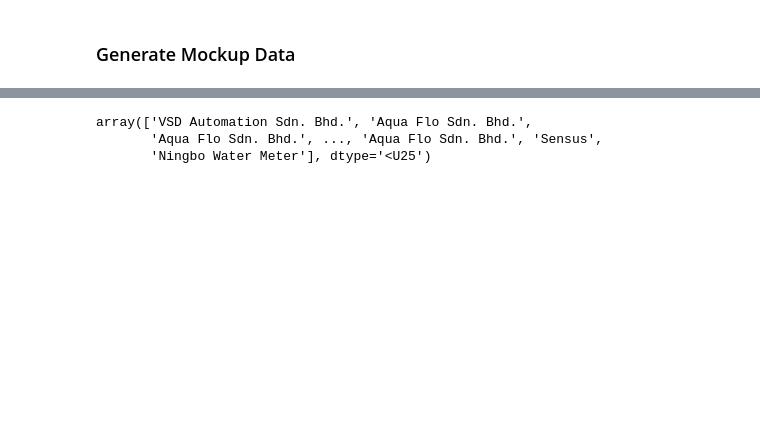
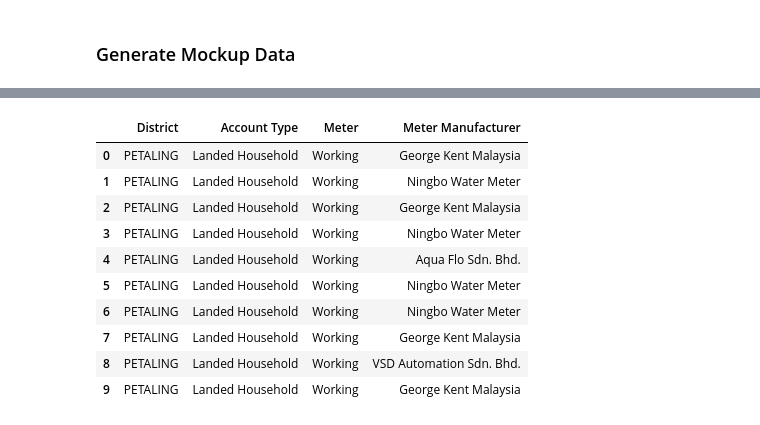
Before and after one commit to zhixe/intelligent-meter-test, a Jupyter notebook: ML/EDA.ipynb, the cells around one changed output, grey strips where cells are left out. Saved outputs shown, nothing was run; the diff lists cells and outputs as text; code cells hidden in the pictures; blank space fills up the shorter version.

```diff
--- a/ML/EDA.ipynb
+++ b/ML/EDA.ipynb
@@ -383,0 +409,5 @@ sum(district_population_distribution['proportion'])
+# %%
+#Also use the population for the non_residential_acc
+non_residential = 321016
+nonresidential_district_meters = {'district' : district_population_distribution['labels'], 'meter_n' : district_population_distribution['proportion']*(non_residential)}
+nonresidential_district_meters
@@ -6584,2 +6631,8 @@ special_meter = ms_district['religous_n'].sum()
 # %% [markdown]
 ### Generate Mockup Data
+# %%
+district = district_population_distribution['labels']
+landed_meters = landed_district_meters['meter_n'].astype(int)
+highrise_meters = highrise_district_meters['meter_n'].astype(int)
+nonresidential_meters = nonresidential_district_meters['meter_n'].astype(int)
+special_acc_meters = ms_district['religous_n'].astype(int)
@@ -6587,10 +6682,21 @@ special_meter = ms_district['religous_n'].sum()
 manufacturers = {'Name': ['George Kent Malaysia', 'Aqua Flo Sdn. Bhd.', 'Ningbo Water Meter', 'VSD Automation Sdn. Bhd.',
                  'Delta Perdana Sdn Bhd', 'Sensus', 'KAMSTRUP', 'ABB', 'Progressive Crest Sdn Bhd'],
                  'weights' : [104, 42, 26, 13, 6, 4, 3, 1, 1]}
-manufacturers['distribution'] = np.random.choice(manufacturers['Name'], size=total_meter,
+manufacturers['distribution'] = np.random.choice(manufacturers['Name'], size=total_meters,
                                                   p=np.array(manufacturers['weights']) / np.sum(manufacturers['weights']))
-manufacturers['distribution']
+manufacturers['distribution'] = manufacturers['distribution'][0:-24]
-# %% [output]
-array(['VSD Automation Sdn. Bhd.', 'Aqua Flo Sdn. Bhd.',
-       'Aqua Flo Sdn. Bhd.', ..., 'Aqua Flo Sdn. Bhd.', 'Sensus',
-       'Ningbo Water Meter'], dtype='<U25')
+# %%
+meter_data['Meter Manufacturer'] = manufacturers['distribution']
+meter_data.head(10)
+# %% [output]
+|  | District | Account Type | Meter | Meter Manufacturer |
+| 0 | PETALING | Landed Household | Working | George Kent Malaysia |
+| 1 | PETALING | Landed Household | Working | Ningbo Water Meter |
+| 2 | PETALING | Landed Household | Working | George Kent Malaysia |
+| 3 | PETALING | Landed Household | Working | Ningbo Water Meter |
+| 4 | PETALING | Landed Household | Working | Aqua Flo Sdn. Bhd. |
+| 5 | PETALING | Landed Household | Working | Ningbo Water Meter |
+| 6 | PETALING | Landed Household | Working | Ningbo Water Meter |
+| 7 | PETALING | Landed Household | Working | George Kent Malaysia |
+| 8 | PETALING | Landed Household | Working | VSD Automation Sdn. Bhd. |
+| 9 | PETALING | Landed Household | Working | George Kent Malaysia |
```
Also changed, not shown: parts of 22 cells of this notebook.
